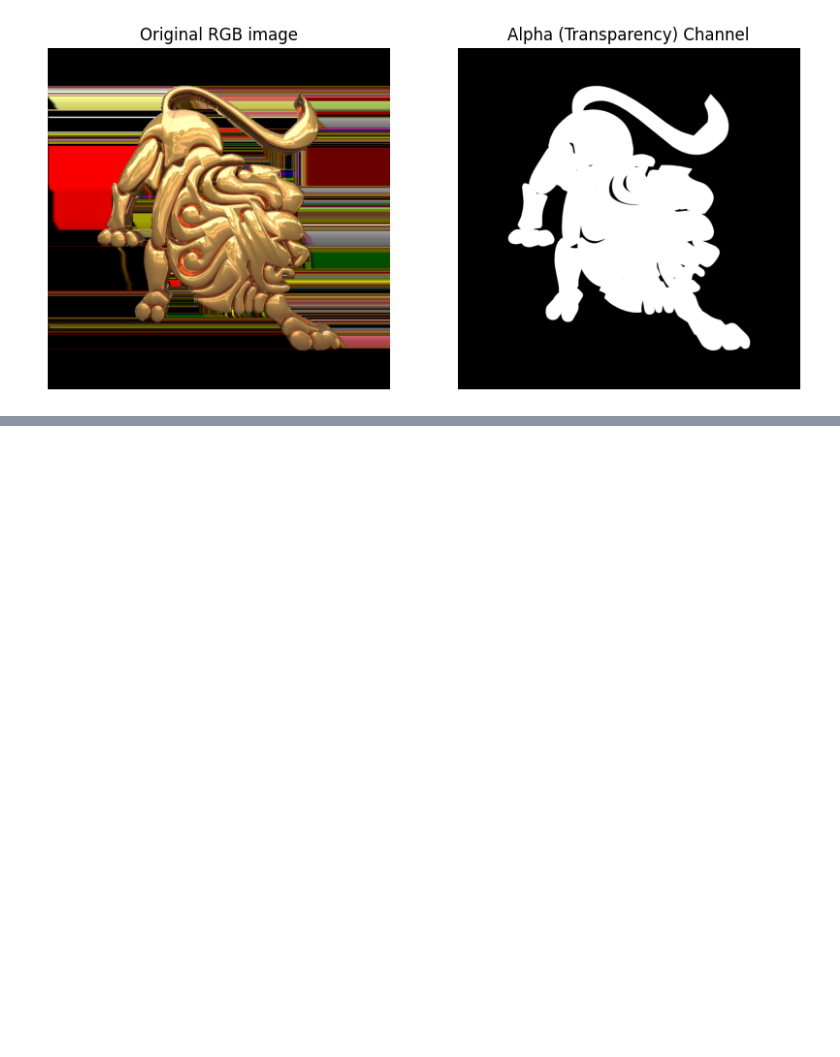
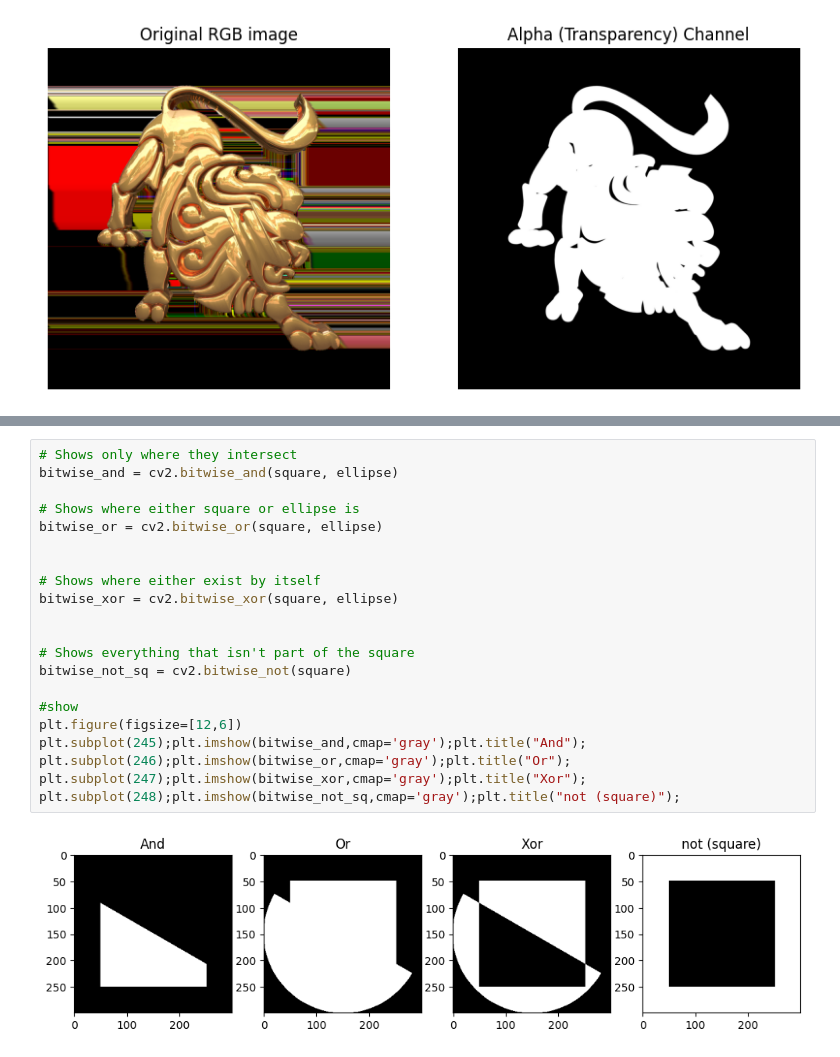
Before and after one commit to ayzrixsiev/Deep-Image-Processing-Lab, a Jupyter notebook: CAU | Week 3/Lab-1.ipynb, the cells around one changed output, grey strips where cells are left out. Cells and saved outputs as stored; diff of their text form; blank space fills up the shorter version.

Commit message:
refactor: Bitwise operations Week 3

```diff
--- a/CAU | Week 3/Lab-1.ipynb
+++ b/CAU | Week 3/Lab-1.ipynb
@@ -29,0 +41,23 @@ plt.show()
+# %%
+# Shows only where they intersect
+bitwise_and = cv2.bitwise_and(square, ellipse)
+
+# Shows where either square or ellipse is
+bitwise_or = cv2.bitwise_or(square, ellipse)
+
+
+# Shows where either exist by itself
+bitwise_xor = cv2.bitwise_xor(square, ellipse)
+
+
+# Shows everything that isn't part of the square
+bitwise_not_sq = cv2.bitwise_not(square)
+
+#show
+plt.figure(figsize=[12,6])
+plt.subplot(245);plt.imshow(bitwise_and,cmap='gray');plt.title("And");
+plt.subplot(246);plt.imshow(bitwise_or,cmap='gray');plt.title("Or");
+plt.subplot(247);plt.imshow(bitwise_xor,cmap='gray');plt.title("Xor");
+plt.subplot(248);plt.imshow(bitwise_not_sq,cmap='gray');plt.title("not (square)");
+# %% [output]
+[figure, added]
```
Also changed, not shown: parts of 1 cell of this notebook, 3 other files.
